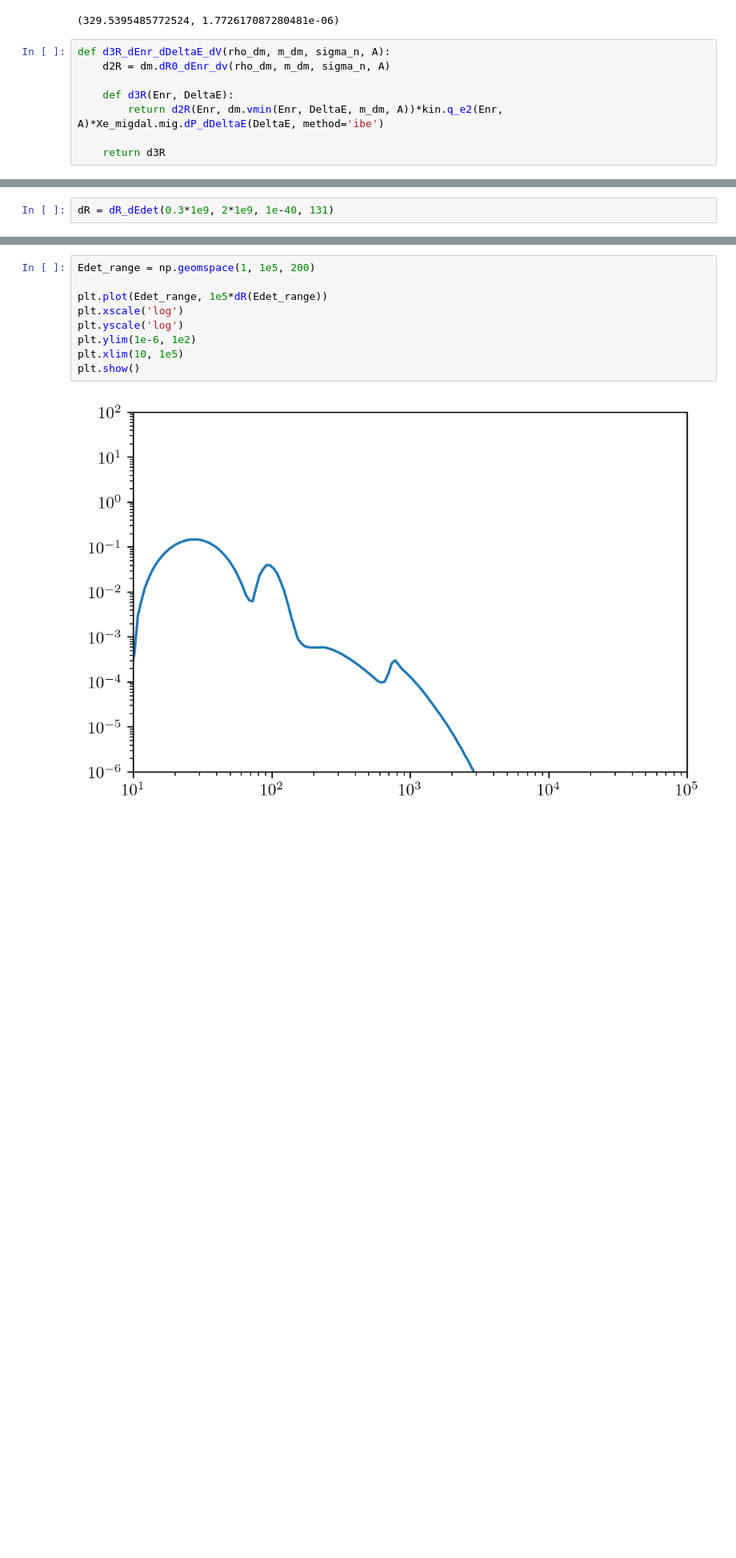
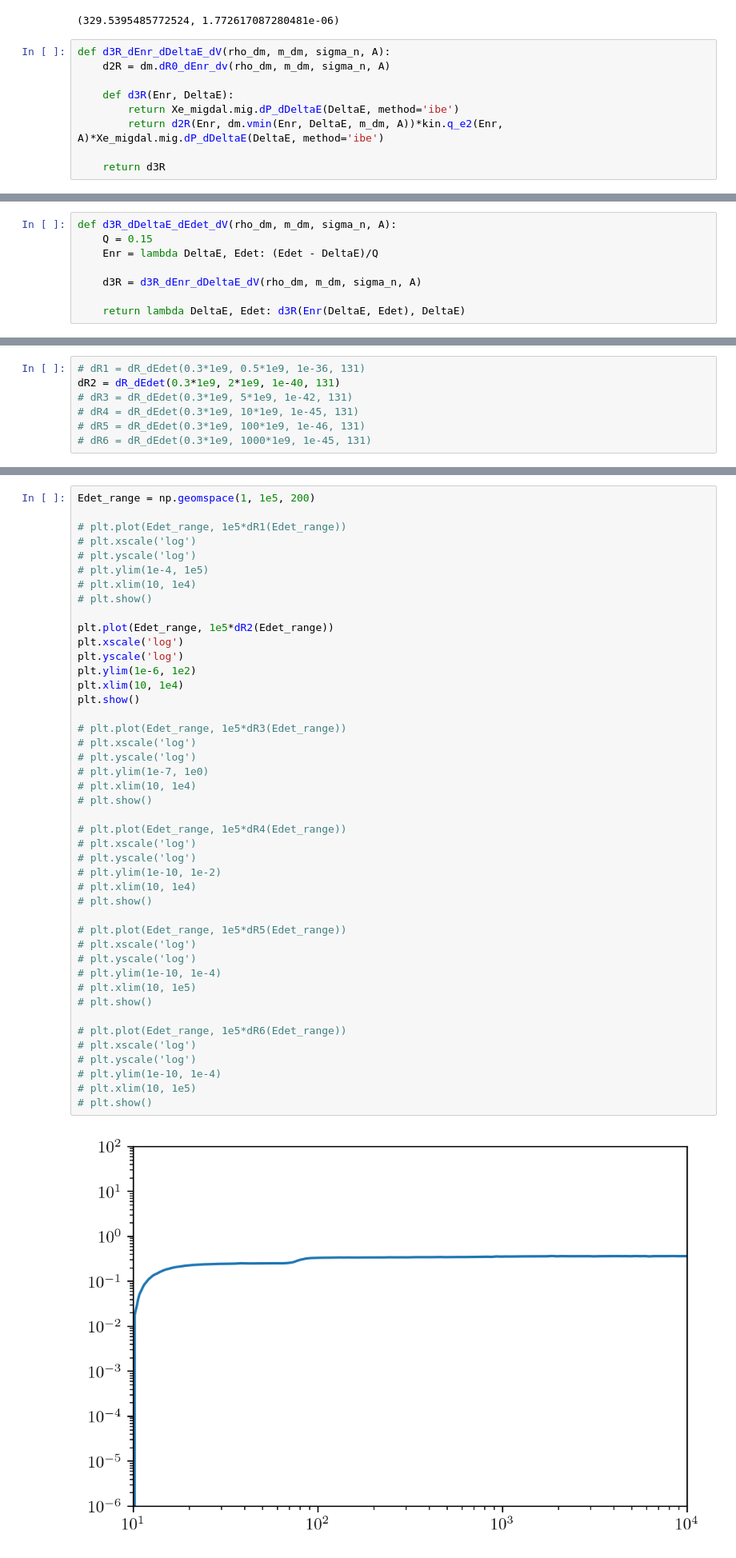
Before and after one commit to Duncan-Adams/MigdalCalc, a Jupyter notebook: DM_migdal.ipynb, the cells around one changed output, grey strips where cells are left out. Shown at 80% size. Cells and saved outputs as stored; diff of their text form; blank space fills up the shorter version.

```diff
--- a/DM_migdal.ipynb
+++ b/DM_migdal.ipynb
@@ -29,6 +29,7 @@ def d3R_dEnr_dDeltaE_dV(rho_dm, m_dm, sigma_n, A):
     d2R = dm.dR0_dEnr_dv(rho_dm, m_dm, sigma_n, A)
 
     def d3R(Enr, DeltaE):
+        return Xe_migdal.mig.dP_dDeltaE(DeltaE, method='ibe')
         return d2R(Enr, dm.vmin(Enr, DeltaE, m_dm, A))*kin.q_e2(Enr, A)*Xe_migdal.mig.dP_dDeltaE(DeltaE, method='ibe')
 
     return d3R
@@ -40,4 +41,12 @@ def d3R_dEnr_dEdet_dV(rho_dm, m_dm, sigma_n, A):
     d3R = d3R_dEnr_dDeltaE_dV(rho_dm, m_dm, sigma_n, A)
 
     return lambda Enr, Edet: d3R(Enr, DeltaE(Enr, Edet))
+# %%
+def d3R_dDeltaE_dEdet_dV(rho_dm, m_dm, sigma_n, A):
+    Q = 0.15
+    Enr = lambda DeltaE, Edet: (Edet - DeltaE)/Q
+
+    d3R = d3R_dEnr_dDeltaE_dV(rho_dm, m_dm, sigma_n, A)
+
+    return lambda DeltaE, Edet: d3R(Enr(DeltaE, Edet), DeltaE)
 # %%
@@ -112,4 +115,9 @@ plt.show()
 # %% [output]
 [figure]
 # %%
-dR = dR_dEdet(0.3*1e9, 2*1e9, 1e-40, 131)
+# dR1 = dR_dEdet(0.3*1e9, 0.5*1e9, 1e-36, 131)
+dR2 = dR_dEdet(0.3*1e9, 2*1e9, 1e-40, 131)
+# dR3 = dR_dEdet(0.3*1e9, 5*1e9, 1e-42, 131)
+# dR4 = dR_dEdet(0.3*1e9, 10*1e9, 1e-45, 131)
+# dR5 = dR_dEdet(0.3*1e9, 100*1e9, 1e-46, 131)
+# dR6 = dR_dEdet(0.3*1e9, 1000*1e9, 1e-45, 131)
@@ -134,11 +124,46 @@ dR = dR_dEdet(0.3*1e9, 2*1e9, 1e-40, 131)
 # %%
 Edet_range = np.geomspace(1, 1e5, 200)
 
-plt.plot(Edet_range, 1e5*dR(Edet_range))
+# plt.plot(Edet_range, 1e5*dR1(Edet_range))
+# plt.xscale('log')
+# plt.yscale('log')
+# plt.ylim(1e-4, 1e5)
+# plt.xlim(10, 1e4)
+# plt.show()
+
+plt.plot(Edet_range, 1e5*dR2(Edet_range))
 plt.xscale('log')
 plt.yscale('log')
 plt.ylim(1e-6, 1e2)
-plt.xlim(10, 1e5)
+plt.xlim(10, 1e4)
 plt.show()
+
+# plt.plot(Edet_range, 1e5*dR3(Edet_range))
+# plt.xscale('log')
+# plt.yscale('log')
+# plt.ylim(1e-7, 1e0)
+# plt.xlim(10, 1e4)
+# plt.show()
+
+# plt.plot(Edet_range, 1e5*dR4(Edet_range))
+# plt.xscale('log')
+# plt.yscale('log')
+# plt.ylim(1e-10, 1e-2)
+# plt.xlim(10, 1e4)
+# plt.show()
+
+# plt.plot(Edet_range, 1e5*dR5(Edet_range))
+# plt.xscale('log')
+# plt.yscale('log')
+# plt.ylim(1e-10, 1e-4)
+# plt.xlim(10, 1e5)
+# plt.show()
+
+# plt.plot(Edet_range, 1e5*dR6(Edet_range))
+# plt.xscale('log')
+# plt.yscale('log')
+# plt.ylim(1e-10, 1e-4)
+# plt.xlim(10, 1e5)
+# plt.show()
 # %% [output]
-[figure, old version]
+[figure, new version]
```
Also changed, not shown: parts of 4 cells of this notebook, 3 other files.
